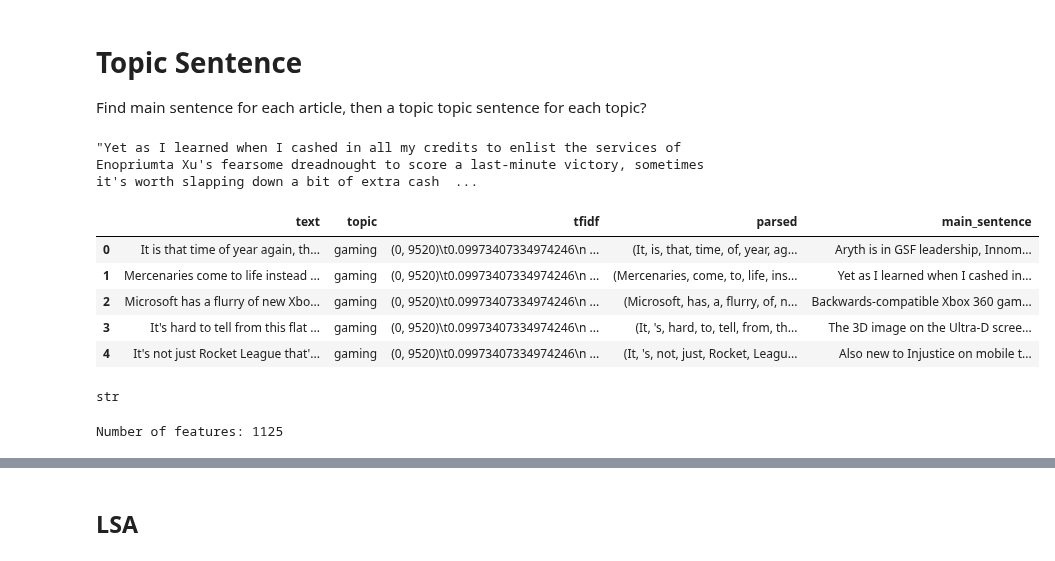
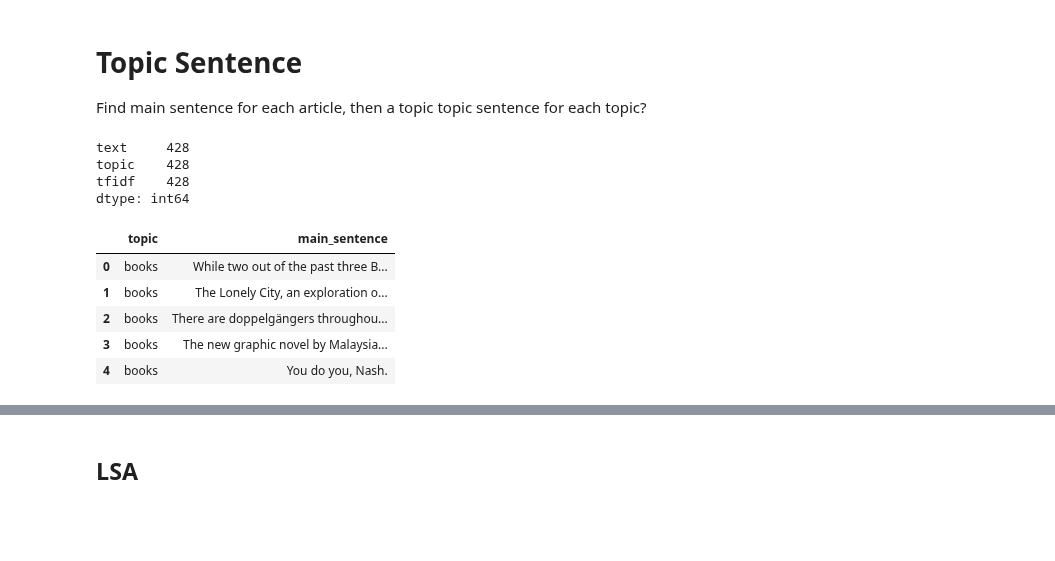
Before and after one commit to jlinGG/Thinkful-DS-Bootcamp, a Jupyter notebook: Final Capstone project.ipynb, the cells around one changed output, grey strips where cells are left out. Drawn from its saved outputs; the diff is of its cells as text; code cells hidden in the pictures; blank space fills up the shorter version.

```diff
--- a/Final Capstone project.ipynb
+++ b/Final Capstone project.ipynb
@@ -410,0 +449,4 @@ Tf_idf vector: {'available': 0.13539654568635223, 'players': 0.04122997691864269
+# %%
+#for each article, lists the feature words and their tf-idf scores
+for i, j in zip(*X2_tfidf_csr.nonzero()):
+    tfidf_byart[i][terms[j]] = X2_tfidf_csr[i, j]
@@ -599,6 +741,13 @@ row_0
 # %% [markdown]
 # Topic Sentence
 Find main sentence for each article, then a topic topic sentence for each topic?
+# %%
+df.count()
+# %% [output]
+text     428
+topic    428
+tfidf    428
+dtype: int64
 # %%
 parser = spacy.load('en')
 
@@ -646,10 +795,6 @@ def main_sent(text):
                     reverse=True)
 
     return(ranked[0][1])
-# %%
-main_sent(df['parsed'][1])
-# %% [output]
-"Yet as I learned when I cashed in all my credits to enlist the services of Enopriumta Xu's fearsome dreadnought to score a last-minute victory, sometimes it's worth slapping down a bit of extra cash  ...
 # %%
 main_sentences = []
 
@@ -658,20 +803,18 @@ for r in range(len(df)):
         m = main_sent(df['parsed'][r])
         main_sentences.append(m)
     except ValueError:
-        pass
+        main_sentences.append(np.nan)
-# %%
-df['main_sentence'] = main_sentences
+# %%
+df3 = pd.DataFrame()
+df3['topic'] = df['topic']
+df3['main_sentence'] = main_sentences
 # %%
-df.head()
+df3.head()
 # %% [output]
-|  | text | topic | tfidf | parsed | main_sentence |
-| 0 | It is that time of year again, th... | gaming | (0, 9520)\t0.09973407334974246\n ... | (It, is, that, time, of, year, ag... | Aryth is in GSF leadership, Innom... |
-| 1 | Mercenaries come to life instead ... | gaming | (0, 9520)\t0.09973407334974246\n ... | (Mercenaries, come, to, life, ins... | Yet as I learned when I cashed in... |
-| 2 | Microsoft has a flurry of new Xbo... | gaming | (0, 9520)\t0.09973407334974246\n ... | (Microsoft, has, a, flurry, of, n... | Backwards-compatible Xbox 360 gam... |
-| 3 | It's hard to tell from this flat ... | gaming | (0, 9520)\t0.09973407334974246\n ... | (It, 's, hard, to, tell, from, th... | The 3D image on the Ultra-D scree... |
-| 4 | It's not just Rocket League that'... | gaming | (0, 9520)\t0.09973407334974246\n ... | (It, 's, not, just, Rocket, Leagu... | Also new to Injustice on mobile t... |
+|  | topic | main_sentence |
+| 0 | books | While two out of the past three B... |
+| 1 | books | The Lonely City, an exploration o... |
+| 2 | books | There are doppelgängers throughou... |
+| 3 | books | The new graphic novel by Malaysia... |
+| 4 | books | You do you, Nash. |
-# %%
-type(df.main_sentence[1])
-# %% [output]
-str
 # %%
@@ -687,7 +829,0 @@ df['ms_parsed'] = parsed
-# %%
-X_tfidf = vectorizer.fit_transform(df['main_sentence'])
-print("Number of features: %d" % X_tfidf.get_shape()[1])
-
-df['ms_tfidf'] = X_tfidf
-# %% [output]
-Number of features: 1125
```
Also changed, not shown: parts of 55 cells of this notebook.
